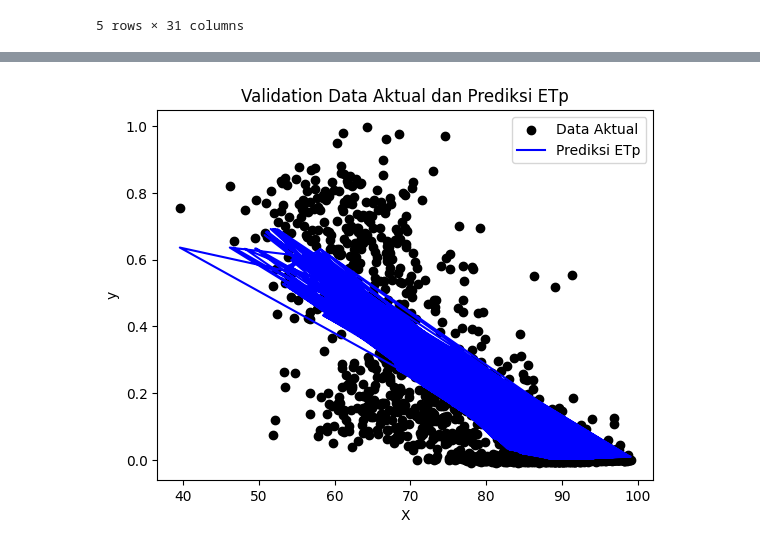
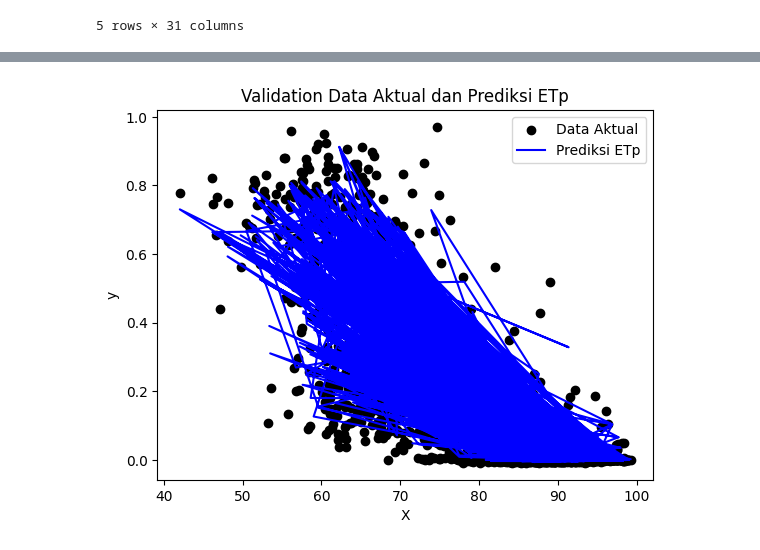
Before and after one commit to Aprilianiput21/TA_Model-ETp, a Jupyter notebook: RF_Tungkub_RH.ipynb, the cells around one changed output, grey strips where cells are left out. Cells and saved outputs as stored; diff of their text form; code cells hidden in the pictures.

```diff
--- a/RF_Tungkub_RH.ipynb
+++ b/RF_Tungkub_RH.ipynb
@@ -57,0 +48,3 @@ X_train, X_test, y_train, y_test = train_test_split(X, y, test_size=0.3)
+# %%
+#Mengubah Tipe data menjadi Float
+df[['Rs', 'RH', 'U', 'T', 'ET']] = df[['Rs', 'RH', 'U', 'T', 'ET']].astype(float)
@@ -58,11 +77,8 @@ X_train, X_test, y_train, y_test = train_test_split(X, y, test_size=0.3)
 # %%
 #Random Forest Model
-model = RandomForestRegressor(n_estimators = 150, criterion='squared_error', max_depth =5)
+model = RandomForestRegressor(n_estimators = 150)
 # %%
-#X_train_reshaped = np.reshape(X_train, (-1, 1))
-#print(X_train.shape)
 X_train_reshaped = X_train.values.reshape(-1, 1)
 X_test_reshaped = X_test.values.reshape(-1, 1)
-
-#Pelatihan model untuk data training
-model.fit(X_train_reshaped, y_train)
+#Fitting model
+rf = model.fit(X_train_reshaped, y_train)
@@ -85,0 +101,10 @@ R-squared:  0.63
+# %%
+#Prediction on Testing Dataset
+ytest_pred =rf.predict(X_test_reshaped)
+
+#Nilai R Squared pada Data Testing
+print('Nilai R_Squared (Testing): %.2f'% r2_score(y_test, ytest_pred))
+#Nilai MSE pada Data Testing
+print('Nilai MSE (Testing): %.2f'% mean_squared_error(y_test, ytest_pred))
+#Nilai RMSE pada Data Testing
+print('Nilai RMSE (Testing): %.2f'% np.sqrt(mean_squared_error(y_test, ytest_pred)))
@@ -98,11 +128,11 @@ plt.show()
 # %%
 #Plot pada data test
 plt.scatter(X_test, y_test, color = 'black', label = 'Data Aktual')
-plt.plot(X_test, y_pred, color='blue', label='Prediksi ETp')
+plt.plot(X_test, ytest_pred, color='blue', label='Prediksi ETp')
 plt.title('Validation Data Aktual dan Prediksi ETp')
 plt.xlabel('X')
 plt.ylabel('y')
 plt.legend()
 plt.show()
 # %% [output]
-[figure, old version]
+[figure, new version]
```
Also changed, not shown: parts of 16 cells of this notebook.
